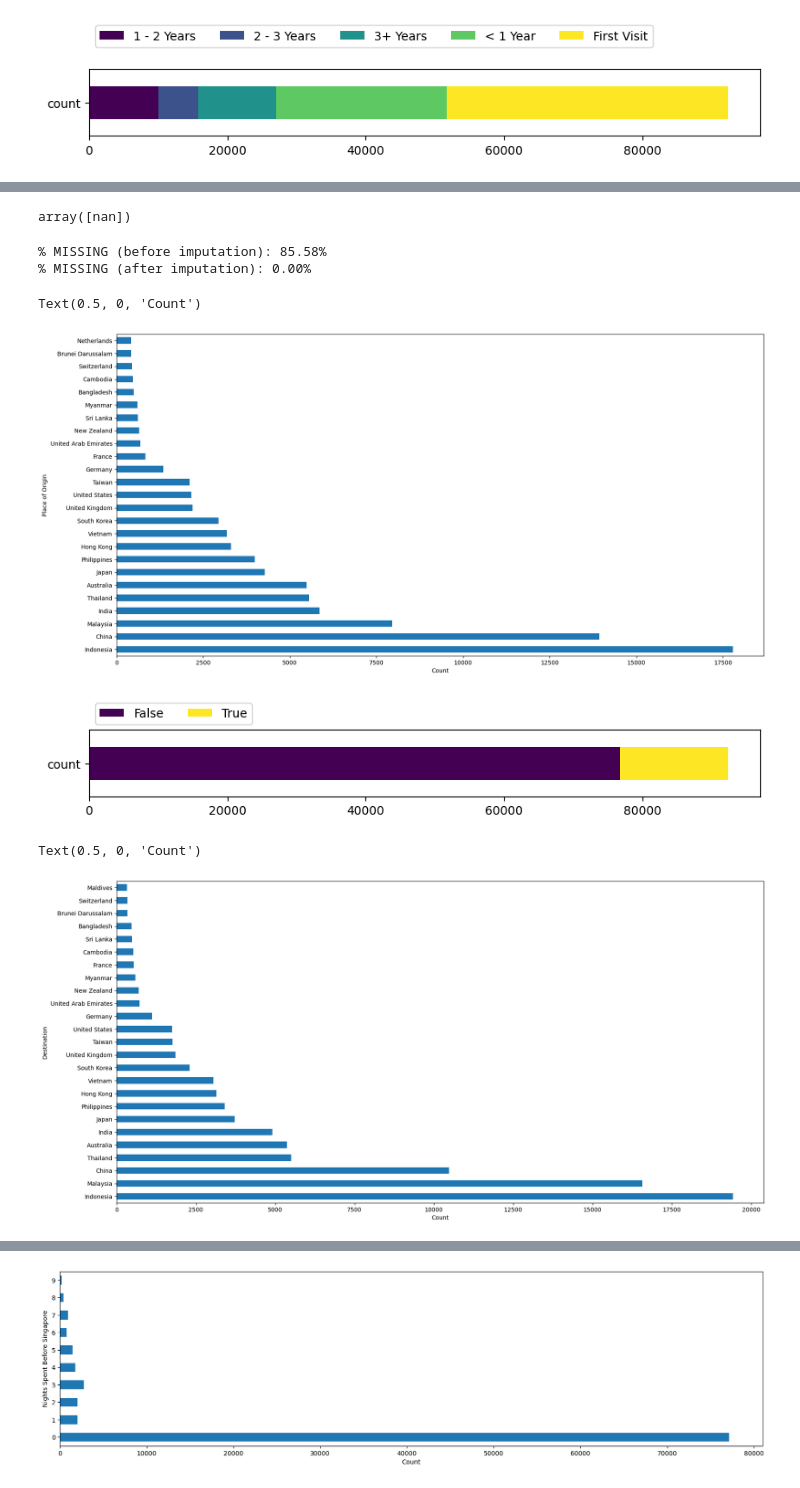
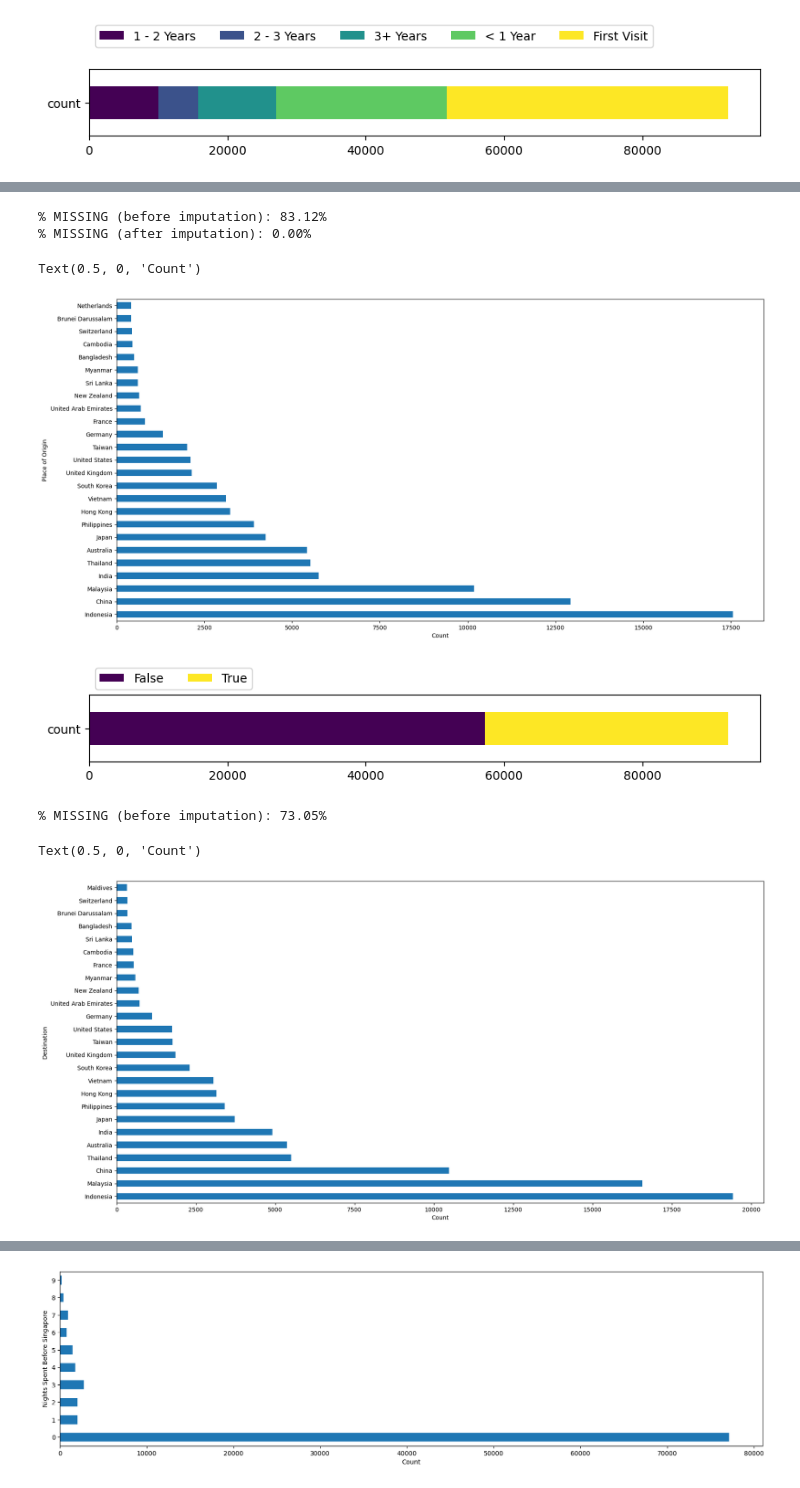
Before and after one commit to arushisinha98/data-explorer, a Jupyter notebook: notebooks/CleanOVS.ipynb, the cells around one changed output, grey strips where cells are left out. Saved outputs shown, nothing was run; the diff lists cells and outputs as text; code cells hidden in the pictures.

```diff
--- a/notebooks/CleanOVS.ipynb
+++ b/notebooks/CleanOVS.ipynb
@@ -188,21 +211,10 @@ ax.set_xlabel("Count")
-# %%
-# note: for some reason b4 (State in Malaysia) is unfilled for all individuals
-np.unique(df['b4'])
-# %% [output]
-array([nan])
 # %%
 # place of origin =
-# - state in Malaysia if mode of arrival == land
-# - country before Singapore o/w
+# - country before Singapore
 # - country of residence if missing
 # - nationality if missing
 
-# remove state in malaysia logic
-df['State in Malaysia'] = df['b4'].astype('Int64').astype(str).map(label_map['b4']).apply(lambda x: "Malaysia - " + str(x))
-df['State in Malaysia'] = df['State in Malaysia'].replace("Malaysia - Others:", "Malaysia")
-df['State in Malaysia'] = df['State in Malaysia'].replace("Malaysia - nan", None)
-
-df['PLACE_OF_ORIGIN'] = np.where(df['MODE_OF_ARRIVAL'] == 'Land', df['State in Malaysia'], df['b7a'].astype('Int64').astype(str).map(label_map['b7a']))
+df['PLACE_OF_ORIGIN'] = df['b7a'].astype('Int64').astype(str).map(label_map['b7a'])
 print(f"% MISSING (before imputation): {df['PLACE_OF_ORIGIN'].isnull().mean()*100:.2f}%")
 df['PLACE_OF_ORIGIN'] = df['PLACE_OF_ORIGIN'].fillna(df['COUNTRY_OF_RESIDENCE']).fillna(df['NATIONALITY'])
 
@@ -215,24 +227,25 @@ ax = df['PLACE_OF_ORIGIN'].value_counts()\
 ax.set_ylabel("Place of Origin")
 ax.set_xlabel("Count")
 # %% [output]
-% MISSING (before imputation): 85.58%
+% MISSING (before imputation): 83.12%
 % MISSING (after imputation): 0.00%
 Text(0.5, 0, 'Count')
-[figure, old version]
+[figure, new version]
 # %%
-df['MULTICOUNTRY_TRIP'] = np.where(df['Country before SG'].isna() or df['Country after SG'].isna(), False, True)
+df['MULTICOUNTRY_TRIP'] = np.where(df['Country before SG'].isna() & df['Country after SG'].isna(), False, True)
 
 StackedHorizontalBar(df, 'MULTICOUNTRY_TRIP')
 # %% [output]
-[figure, old version]
+[figure, new version]
 # %%
 # destination =
 # - country after Singapore
 # - country of residence if missing
 # - nationality if missing
 
-df['DESTINATION'] = df['b9a'].astype('Int64').astype(str).map(label_map['b9a'])\
-                             .fillna(df['COUNTRY_OF_RESIDENCE']).fillna(df['NATIONALITY'])
+df['DESTINATION'] = df['b9a'].astype('Int64').astype(str).map(label_map['b9a'])
+print(f"% MISSING (before imputation): {df['DESTINATION'].isnull().mean()*100:.2f}%")
+df['DESTINATION'] = df['DESTINATION'].fillna(df['COUNTRY_OF_RESIDENCE']).fillna(df['NATIONALITY'])
 
 ax = df['DESTINATION'].value_counts()\
                       .nlargest(25)\
@@ -241,7 +254,8 @@ ax = df['DESTINATION'].value_counts()\
 ax.set_ylabel("Destination")
 ax.set_xlabel("Count")
 # %% [output]
-Text(0.5, 0, 'Count')
+% MISSING (before imputation): 73.05%
+Text(0.5, 0, 'Count')
 [figure]
 # %%
 # mode of transport = passenger class x mode of departure
```
Also changed, not shown: parts of 11 cells of this notebook.
